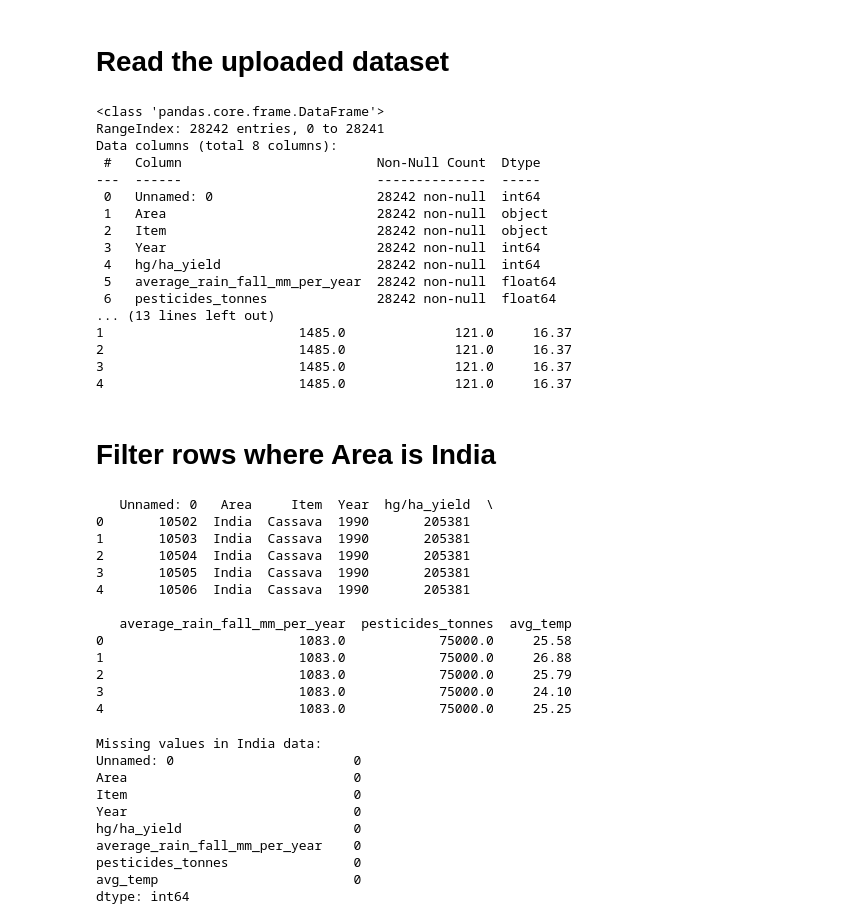
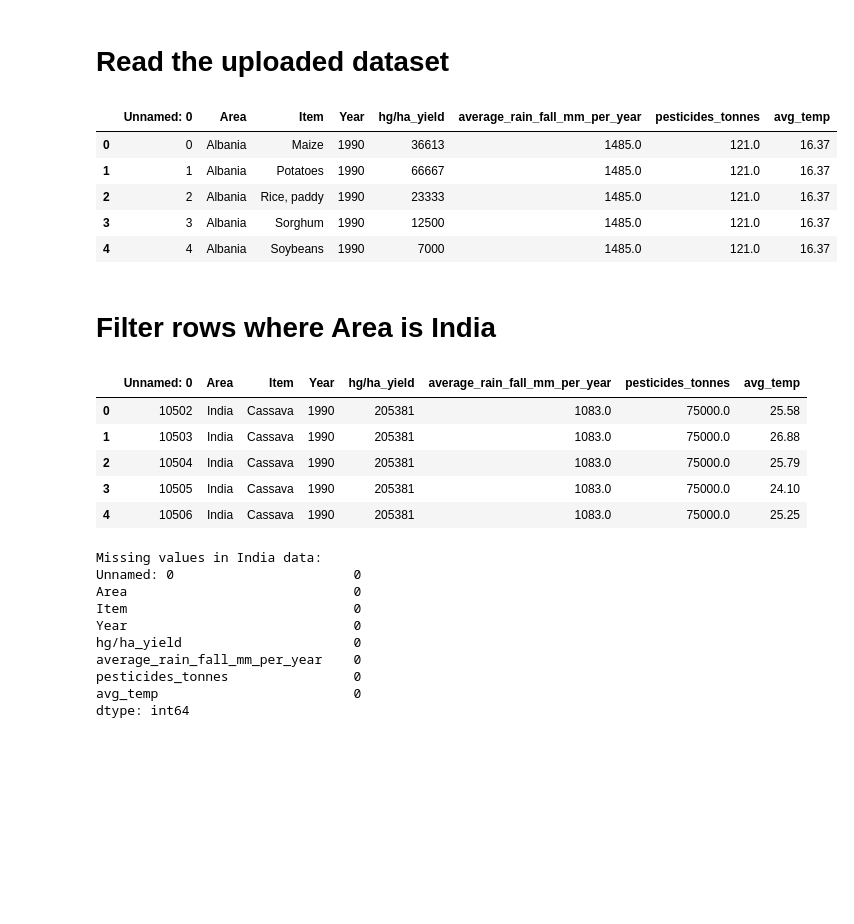
Before and after one commit to dhyan2815/Crop-Yield-Prediction, a Jupyter notebook: notebook/data_processing.ipynb, the cells around one changed output. Cells and saved outputs as stored; diff of their text form; code cells hidden in the pictures; blank space fills up the shorter version.

```diff
--- a/notebook/data_processing.ipynb
+++ b/notebook/data_processing.ipynb
@@ -26,31 +10,19 @@ Requirement already satisfied: six>=1.5 in /usr/local/lib/python3.11/dist-packag
 # Read the uploaded dataset
 # %%
 
-file_path = '/content/yield_df.csv'
+file_path = '../data/raw/yield_df.csv'
 
 df = pd.read_csv(file_path)
 
 # Display basic info and first few rows
-print(df.info())
-print(df.head())
+df.head()
 # %% [output]
-<class 'pandas.core.frame.DataFrame'>
-RangeIndex: 28242 entries, 0 to 28241
-Data columns (total 8 columns):
- #   Column                         Non-Null Count  Dtype
----  ------                         --------------  -----
- 0   Unnamed: 0                     28242 non-null  int64
- 1   Area                           28242 non-null  object
- 2   Item                           28242 non-null  object
- 3   Year                           28242 non-null  int64
- 4   hg/ha_yield                    28242 non-null  int64
- 5   average_rain_fall_mm_per_year  28242 non-null  float64
- 6   pesticides_tonnes              28242 non-null  float64
-... (13 lines left out)
-1                         1485.0              121.0     16.37
-2                         1485.0              121.0     16.37
-3                         1485.0              121.0     16.37
-4                         1485.0              121.0     16.37
+|  | Unnamed: 0 | Area | Item | Year | hg/ha_yield | average_rain_fall_mm_per_year | pesticides_tonnes | avg_temp |
+| 0 | 0 | Albania | Maize | 1990 | 36613 | 1485.0 | 121.0 | 16.37 |
+| 1 | 1 | Albania | Potatoes | 1990 | 66667 | 1485.0 | 121.0 | 16.37 |
+| 2 | 2 | Albania | Rice, paddy | 1990 | 23333 | 1485.0 | 121.0 | 16.37 |
+| 3 | 3 | Albania | Sorghum | 1990 | 12500 | 1485.0 | 121.0 | 16.37 |
+| 4 | 4 | Albania | Soybeans | 1990 | 7000 | 1485.0 | 121.0 | 16.37 |
 # %% [markdown]
 # Filter rows where Area is India
 # %%
@@ -61,21 +33,14 @@ india_df = df[df['Area'] == 'India'].copy()
 india_df.reset_index(drop=True, inplace=True)
 
 # Display sample
-print(india_df.head())
+india_df.head()
 # %% [output]
-   Unnamed: 0   Area     Item  Year  hg/ha_yield  \
-0       10502  India  Cassava  1990       205381
-1       10503  India  Cassava  1990       205381
-2       10504  India  Cassava  1990       205381
-3       10505  India  Cassava  1990       205381
-4       10506  India  Cassava  1990       205381
-
-   average_rain_fall_mm_per_year  pesticides_tonnes  avg_temp
-0                         1083.0            75000.0     25.58
-1                         1083.0            75000.0     26.88
-2                         1083.0            75000.0     25.79
-3                         1083.0            75000.0     24.10
-4                         1083.0            75000.0     25.25
+|  | Unnamed: 0 | Area | Item | Year | hg/ha_yield | average_rain_fall_mm_per_year | pesticides_tonnes | avg_temp |
+| 0 | 10502 | India | Cassava | 1990 | 205381 | 1083.0 | 75000.0 | 25.58 |
+| 1 | 10503 | India | Cassava | 1990 | 205381 | 1083.0 | 75000.0 | 26.88 |
+| 2 | 10504 | India | Cassava | 1990 | 205381 | 1083.0 | 75000.0 | 25.79 |
+| 3 | 10505 | India | Cassava | 1990 | 205381 | 1083.0 | 75000.0 | 24.10 |
+| 4 | 10506 | India | Cassava | 1990 | 205381 | 1083.0 | 75000.0 | 25.25 |
 # %%
 print("Missing values in India data:")
 print(india_df.isnull().sum())
```
Also changed, not shown: parts of 5 cells of this notebook, 6 other files.
